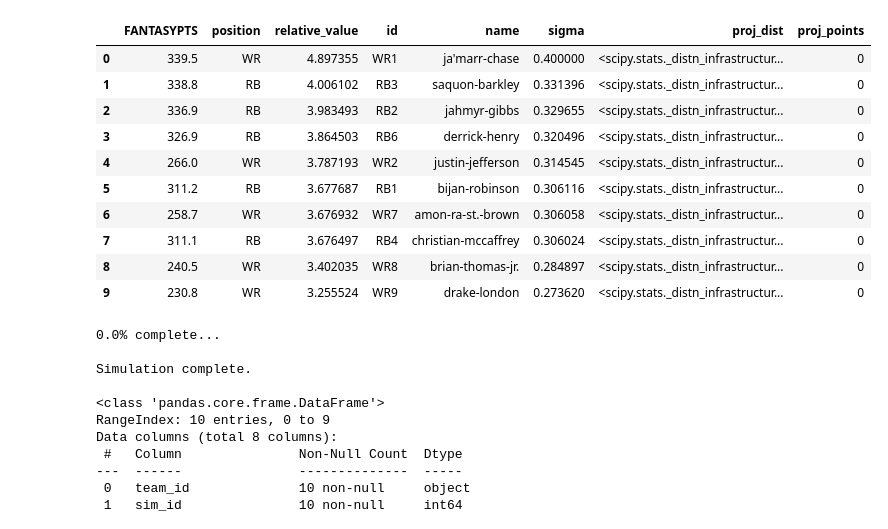
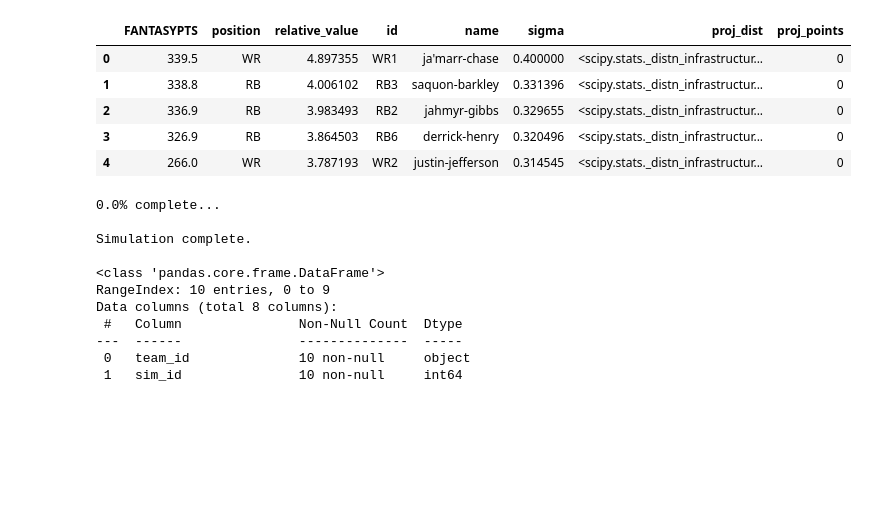
Before and after one commit to lukebernier/monte-carlo, a Jupyter notebook: draft_monte_carlo.ipynb, the cells around one changed output. Drawn from its saved outputs; the diff is of its cells as text; code cells hidden in the pictures; blank space fills up the shorter version.

```diff
--- a/draft_monte_carlo.ipynb
+++ b/draft_monte_carlo.ipynb
@@ -455,40 +490,35 @@ minmax = (players_adjusted['relative_value'] - min(players_adjusted['relative_va
 
 # then adjust ranges
 players_adjusted['sigma'] = 0.1 + minmax * (0.4-0.1)
 
 
 # every player needs a pdf of the lognormal function - need to add the distribution to the dataset so that we can sample
 # from the pdf for every draft
 
 # key notes - sigma can vary over the interval (0.1, 0.4) - the closer to 0, the less skew there is - I want there to be more skew
 # the higher a players relative value - regression to the mean dictates that an extreme event (that players season) will likely be
 # followed by a less extreme event - key here is "likely"
 
 # mu should stay constant at 4
 
 mu = 4   # Mean of the underlying normal distribution
 
 # Create distribution object for each player
 for i, r in players_adjusted.iterrows():
     players_adjusted.loc[i, 'proj_dist'] = lognorm(s=r['sigma'], scale=np.exp(mu))
 players_adjusted['proj_points'] = 0
 
 
-#players_adjusted.to_csv('player_data_all.csv') # save player data as a csv for distribution analysis
+players_adjusted.to_csv('player_data_all.csv') # save player data as a csv for distribution analysis
 
-players_adjusted.head(10)
+players_adjusted.head(5)
 # %% [output]
 |  | FANTASYPTS | position | relative_value | id | name | sigma | proj_dist | proj_points |
 | 0 | 339.5 | WR | 4.897355 | WR1 | ja'marr-chase | 0.400000 | <scipy.stats._distn_infrastructur... | 0 |
 | 1 | 338.8 | RB | 4.006102 | RB3 | saquon-barkley | 0.331396 | <scipy.stats._distn_infrastructur... | 0 |
 | 2 | 336.9 | RB | 3.983493 | RB2 | jahmyr-gibbs | 0.329655 | <scipy.stats._distn_infrastructur... | 0 |
 | 3 | 326.9 | RB | 3.864503 | RB6 | derrick-henry | 0.320496 | <scipy.stats._distn_infrastructur... | 0 |
 | 4 | 266.0 | WR | 3.787193 | WR2 | justin-jefferson | 0.314545 | <scipy.stats._distn_infrastructur... | 0 |
-| 5 | 311.2 | RB | 3.677687 | RB1 | bijan-robinson | 0.306116 | <scipy.stats._distn_infrastructur... | 0 |
-| 6 | 258.7 | WR | 3.676932 | WR7 | amon-ra-st.-brown | 0.306058 | <scipy.stats._distn_infrastructur... | 0 |
-| 7 | 311.1 | RB | 3.676497 | RB4 | christian-mccaffrey | 0.306024 | <scipy.stats._distn_infrastructur... | 0 |
-| 8 | 240.5 | WR | 3.402035 | WR8 | brian-thomas-jr. | 0.284897 | <scipy.stats._distn_infrastructur... | 0 |
-| 9 | 230.8 | WR | 3.255524 | WR9 | drake-london | 0.273620 | <scipy.stats._distn_infrastructur... | 0 |
 # %%
 players = players_adjusted.copy()
 
```
Also changed, not shown: parts of 3 cells of this notebook, 1 other file.
